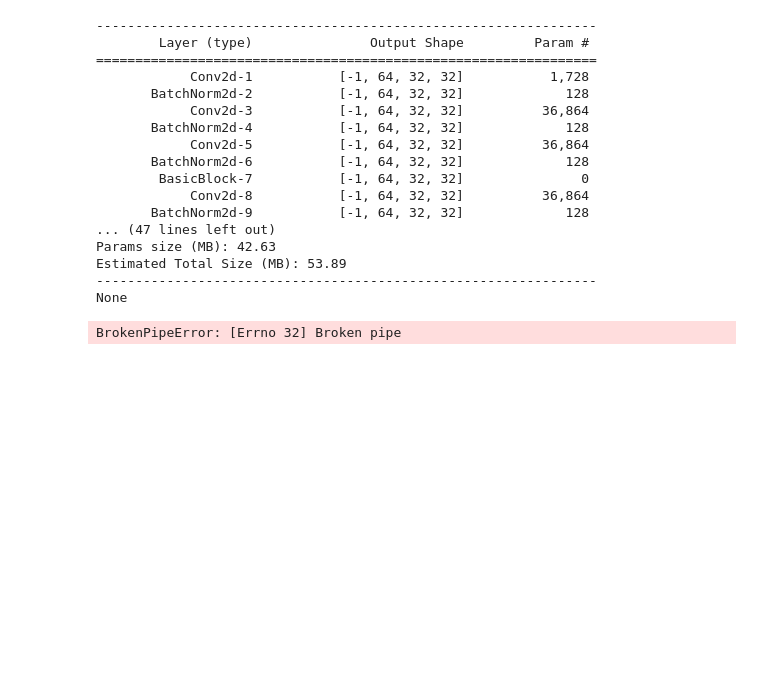
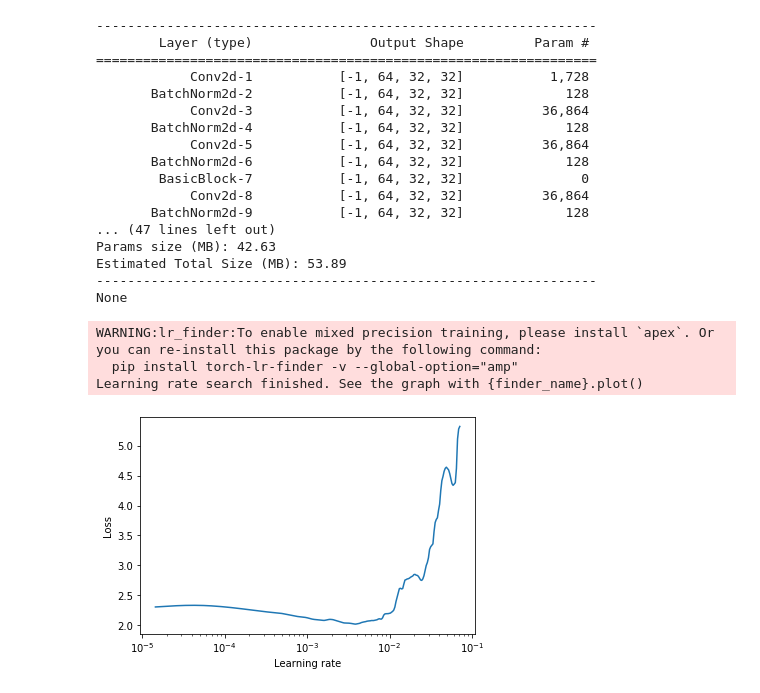
Before and after one commit to forsc/DeepLearning, a Jupyter notebook: S10/S10.ipynb, the cells around one changed output. Cells and saved outputs as stored; diff of their text form; code cells hidden in the pictures; blank space fills up the shorter version.

```diff
--- a/S10/S10.ipynb
+++ b/S10/S10.ipynb
@@ -76,13 +77,16 @@ None
 ### Optimizer
 import torch.optim as optim
 criterion = nn.CrossEntropyLoss()
-optimizer = optim.Adam(model.parameters(), lr=0.01)
+optimizer = optim.SGD(model.parameters(), lr=0.001, momentum=0.9)
 # %%
 ##LR Finder
 from lr_finder import LRFinder
 lr_finder = LRFinder(model, optimizer, criterion, device=device)
-lr_finder.range_test(trainloader, val_loader=testloader, start_lr=1e-2, end_lr=2,num_iter=len(trainloader), step_mode="exp")
+lr_finder.range_test(trainloader, val_loader=testloader, start_lr=1e-5, end_lr=2,num_iter=len(trainloader), step_mode="exp")
 lr_finder.plot()
 lr_finder.reset()
 # %% [output]
-BrokenPipeError: [Errno 32] Broken pipe
+WARNING:lr_finder:To enable mixed precision training, please install `apex`. Or you can re-install this package by the following command:
+  pip install torch-lr-finder -v --global-option="amp"
+Learning rate search finished. See the graph with {finder_name}.plot()
+[figure, added]
```
Also changed, not shown: parts of 6 cells of this notebook, 3 other files.
